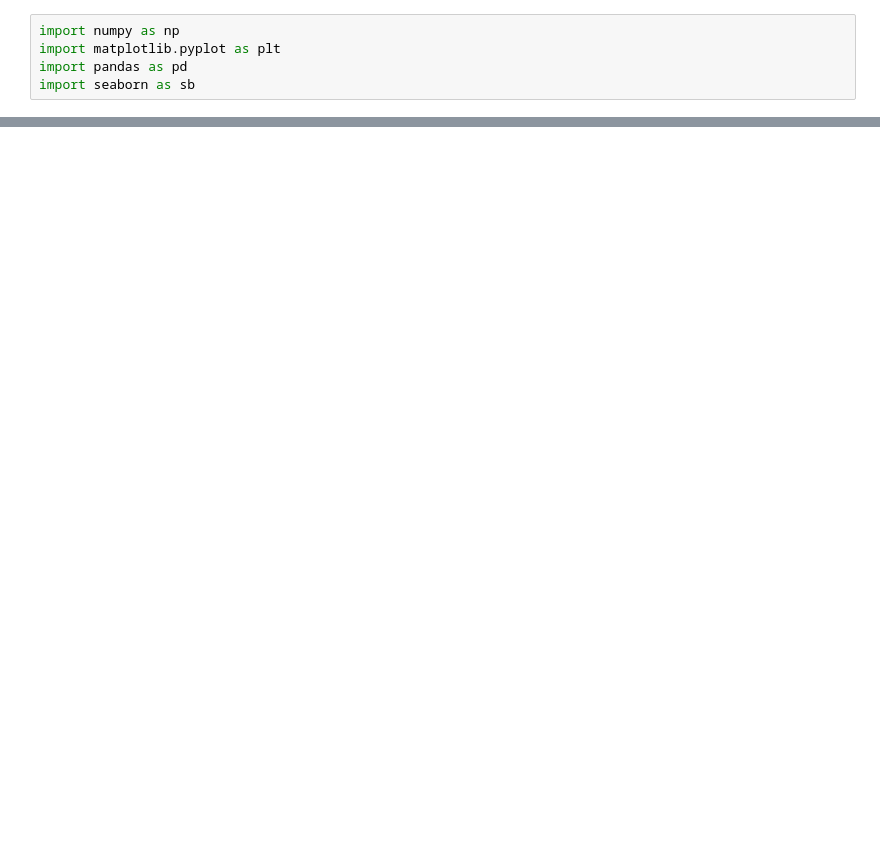
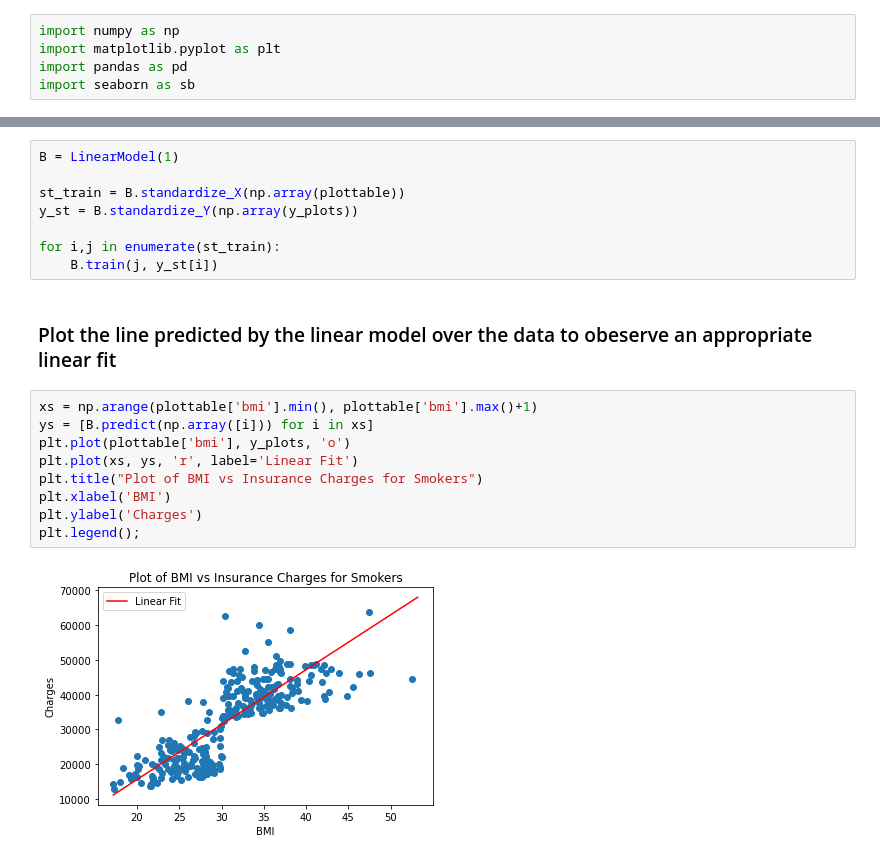
Before and after one commit to benf549/Machine-Learning-Fundamentals, a Jupyter notebook: Linear_Regression.ipynb, the cells around one changed output, grey strips where cells are left out. Cells and saved outputs as stored; diff of their text form; blank space fills up the shorter version.

```diff
--- a/Linear_Regression.ipynb
+++ b/Linear_Regression.ipynb
@@ -37,0 +133,21 @@ A.train(np.array(X), np.array(Y))
+# %%
+B = LinearModel(1)
+
+st_train = B.standardize_X(np.array(plottable))
+y_st = B.standardize_Y(np.array(y_plots))
+
+for i,j in enumerate(st_train):
+    B.train(j, y_st[i])
+# %% [markdown]
+### Plot the line predicted by the linear model over the data to obeserve an appropriate linear fit
+# %%
+xs = np.arange(plottable['bmi'].min(), plottable['bmi'].max()+1)
+ys = [B.predict(np.array([i])) for i in xs]
+plt.plot(plottable['bmi'], y_plots, 'o')
+plt.plot(xs, ys, 'r', label='Linear Fit')
+plt.title("Plot of BMI vs Insurance Charges for Smokers")
+plt.xlabel('BMI')
+plt.ylabel('Charges')
+plt.legend();
+# %% [output]
+[figure, added]
```
Also changed, not shown: parts of 18 cells of this notebook.
